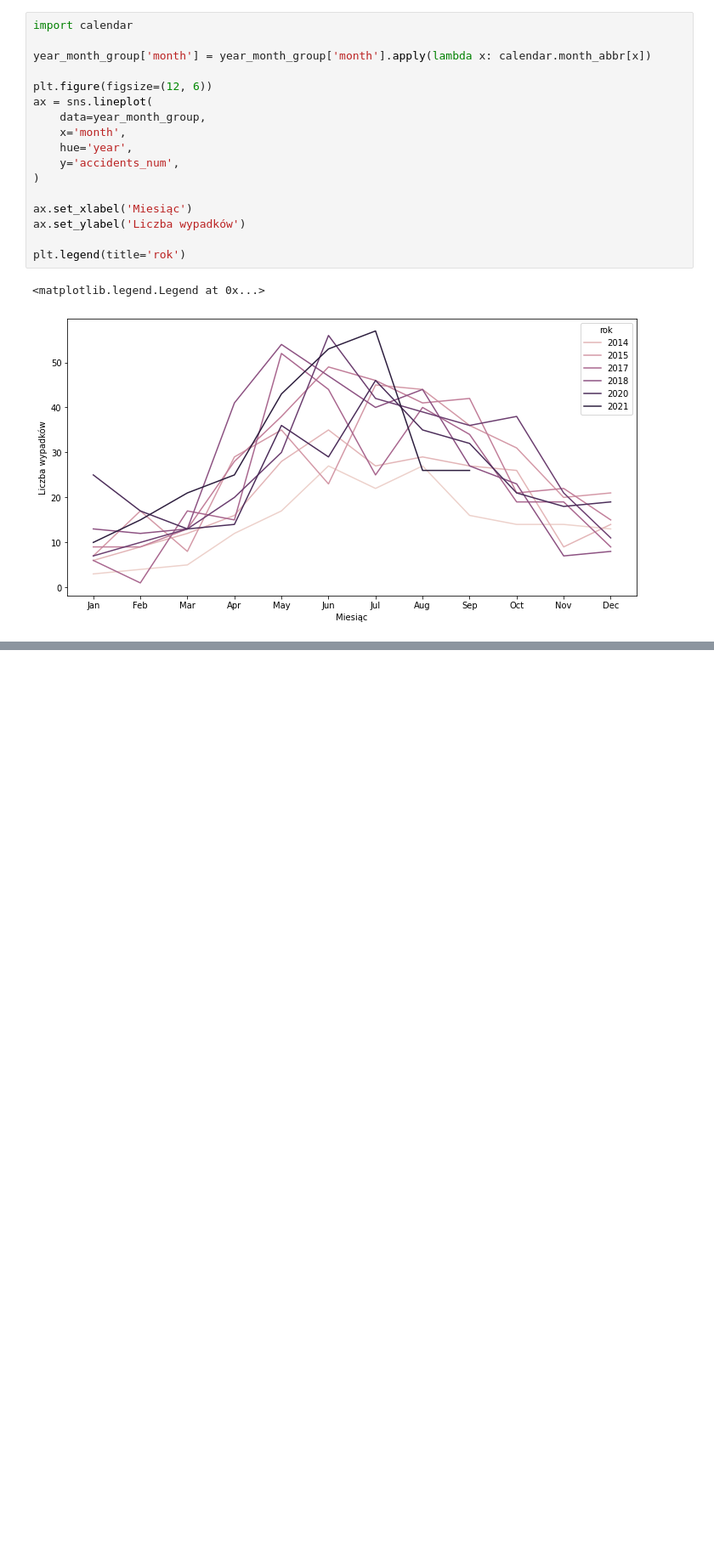
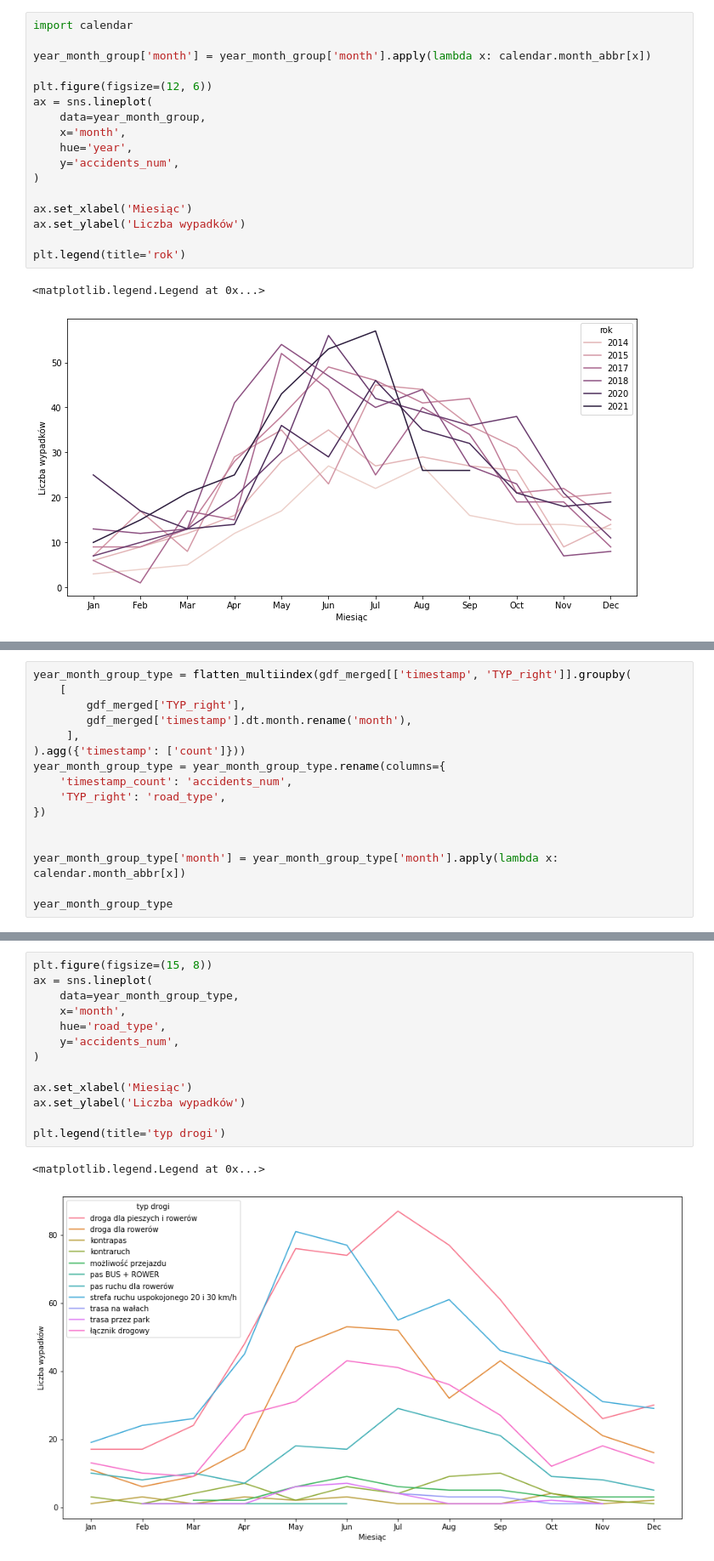
Before and after one commit to spatial-data-PWr/traffic-accidents, a Jupyter notebook: notebooks/03_data_vis.ipynb, the cells around one changed output, grey strips where cells are left out. Shown at 85% size. Drawn from its saved outputs; the diff is of its cells as text; blank space fills up the shorter version.

Commit message:
chore: add lineplot for accidents per month with hue on road type

```diff
--- a/notebooks/03_data_vis.ipynb
+++ b/notebooks/03_data_vis.ipynb
@@ -373,0 +376,16 @@ plt.legend(title='rok')
+# %%
+year_month_group_type = flatten_multiindex(gdf_merged[['timestamp', 'TYP_right']].groupby(
+    [
+        gdf_merged['TYP_right'],
+        gdf_merged['timestamp'].dt.month.rename('month'),
+     ],
+).agg({'timestamp': ['count']}))
+year_month_group_type = year_month_group_type.rename(columns={
+    'timestamp_count': 'accidents_num',
+    'TYP_right': 'road_type',
+})
+
+
+year_month_group_type['month'] = year_month_group_type['month'].apply(lambda x: calendar.month_abbr[x])
+
+year_month_group_type
@@ -373,0 +406,16 @@ plt.legend(title='rok')
+# %%
+plt.figure(figsize=(15, 8))
+ax = sns.lineplot(
+    data=year_month_group_type,
+    x='month',
+    hue='road_type',
+    y='accidents_num',
+)
+
+ax.set_xlabel('Miesiąc')
+ax.set_ylabel('Liczba wypadków')
+
+plt.legend(title='typ drogi')
+# %% [output]
+<matplotlib.legend.Legend at 0x...>
+[figure, added]
```
Also changed, not shown: parts of 2 cells of this notebook.
